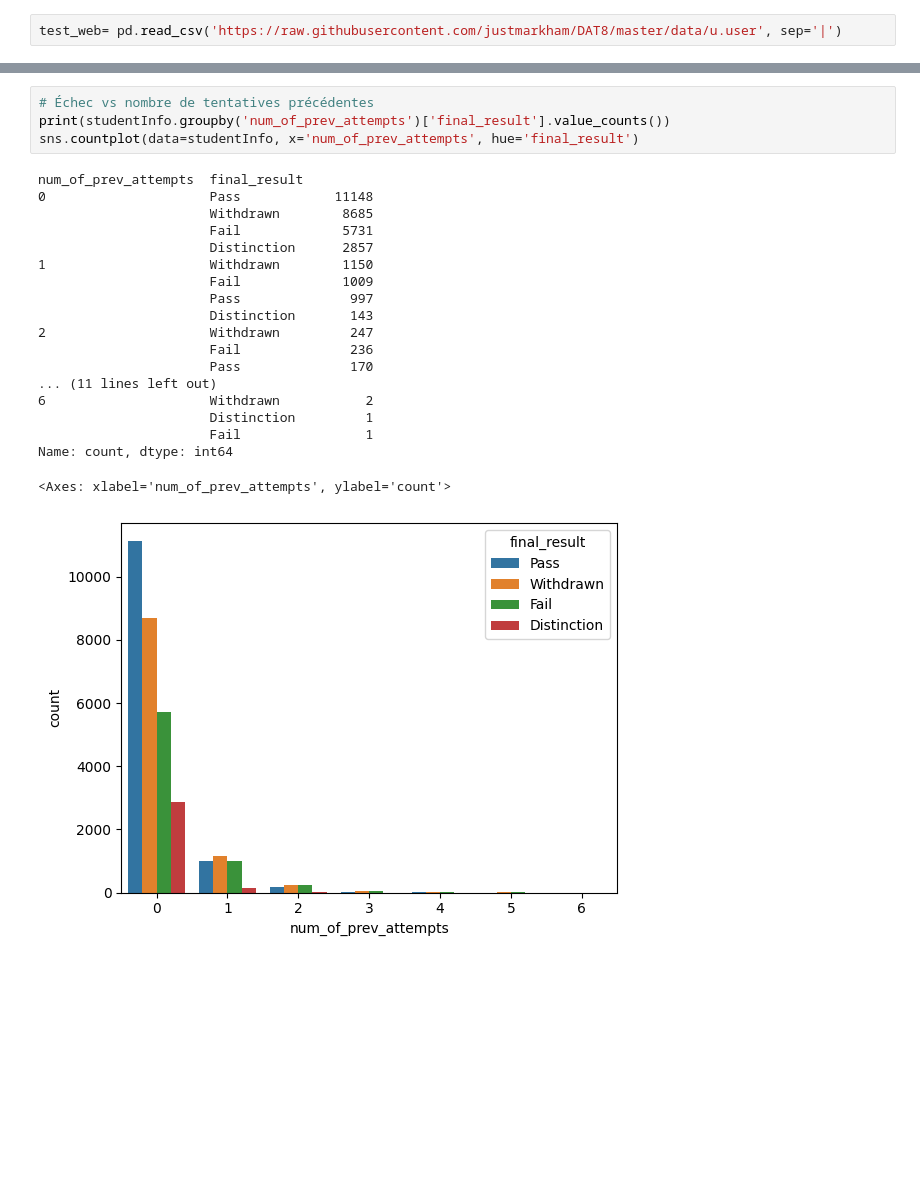
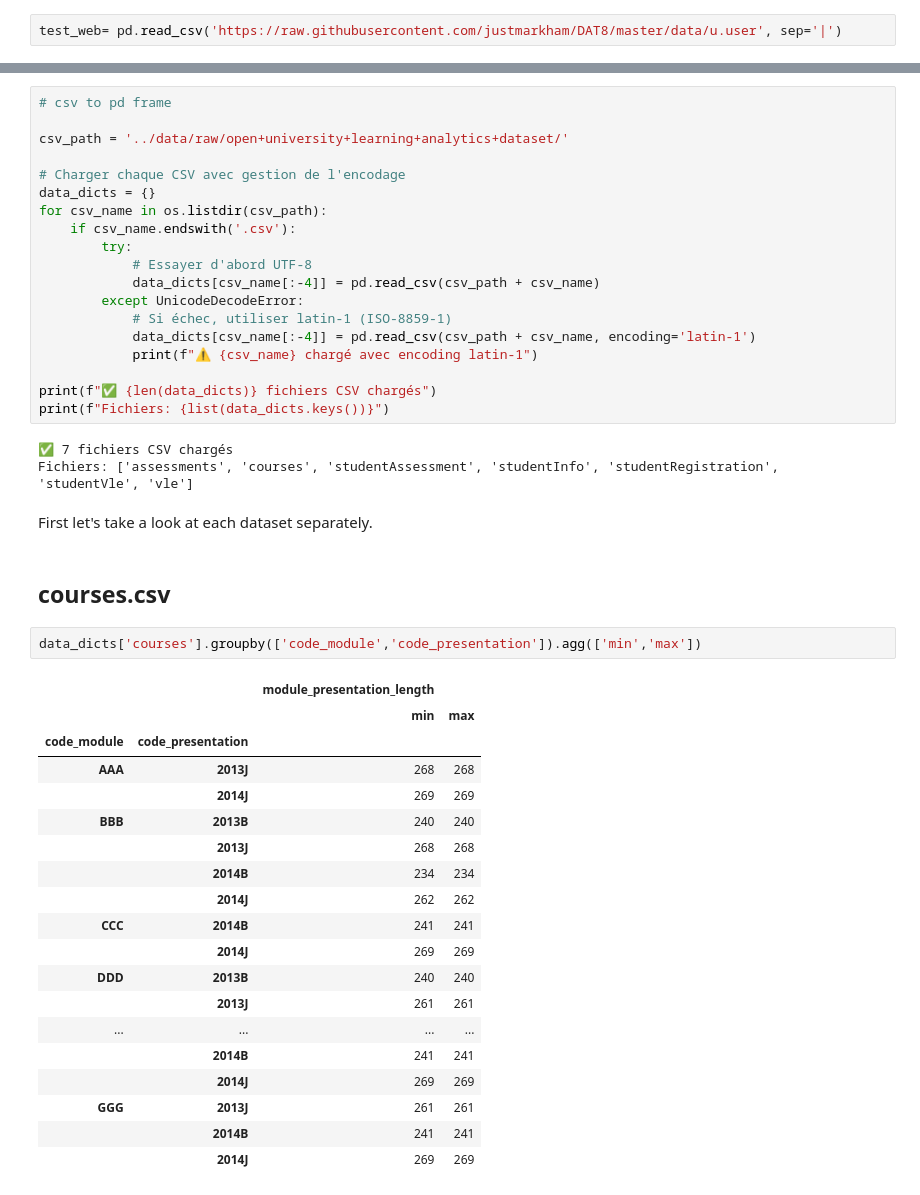
Before and after one commit to Houssam-Ibnchakroune/Learning-Analytics, a Jupyter notebook: notebooks/01_exploration.ipynb, the cells around one changed output, grey strips where cells are left out. Drawn from its saved outputs; the diff is of its cells as text; blank space fills up the shorter version.

```diff
--- a/notebooks/01_exploration.ipynb
+++ b/notebooks/01_exploration.ipynb
@@ -134,24 +16,48 @@ Name: count, dtype: int64
-# %%
-# Échec vs nombre de tentatives précédentes
-print(studentInfo.groupby('num_of_prev_attempts')['final_result'].value_counts())
-sns.countplot(data=studentInfo, x='num_of_prev_attempts', hue='final_result')
-# %% [output]
-num_of_prev_attempts  final_result
-0                     Pass            11148
-                      Withdrawn        8685
-                      Fail             5731
-                      Distinction      2857
-1                     Withdrawn        1150
-                      Fail             1009
-                      Pass              997
-                      Distinction       143
-2                     Withdrawn         247
-                      Fail              236
-                      Pass              170
-... (11 lines left out)
-6                     Withdrawn           2
-                      Distinction         1
-                      Fail                1
-Name: count, dtype: int64
-<Axes: xlabel='num_of_prev_attempts', ylabel='count'>
-[figure, removed]
+# %%
+# csv to pd frame
+
+csv_path = '../data/raw/open+university+learning+analytics+dataset/'
+
+# Charger chaque CSV avec gestion de l'encodage
+data_dicts = {}
+for csv_name in os.listdir(csv_path):
+    if csv_name.endswith('.csv'):
+        try:
+            # Essayer d'abord UTF-8
+            data_dicts[csv_name[:-4]] = pd.read_csv(csv_path + csv_name)
+        except UnicodeDecodeError:
+            # Si échec, utiliser latin-1 (ISO-8859-1)
+            data_dicts[csv_name[:-4]] = pd.read_csv(csv_path + csv_name, encoding='latin-1')
+            print(f"⚠️ {csv_name} chargé avec encoding latin-1")
+
+print(f"✅ {len(data_dicts)} fichiers CSV chargés")
+print(f"Fichiers: {list(data_dicts.keys())}")
+# %% [output]
+✅ 7 fichiers CSV chargés
+Fichiers: ['assessments', 'courses', 'studentAssessment', 'studentInfo', 'studentRegistration', 'studentVle', 'vle']
+# %% [markdown]
+First let's take a look at each dataset separately.
+# %% [markdown]
+## courses.csv
+# %%
+data_dicts['courses'].groupby(['code_module','code_presentation']).agg(['min','max'])
+# %% [output]
+|  |  | module_presentation_length |  |
+|  |  | min | max |
+| code_module | code_presentation |  |  |
+| AAA | 2013J | 268 | 268 |
+|  | 2014J | 269 | 269 |
+| BBB | 2013B | 240 | 240 |
+|  | 2013J | 268 | 268 |
+|  | 2014B | 234 | 234 |
+|  | 2014J | 262 | 262 |
+| CCC | 2014B | 241 | 241 |
+|  | 2014J | 269 | 269 |
+| DDD | 2013B | 240 | 240 |
+|  | 2013J | 261 | 261 |
+| ... | ... | ... | ... |
+|  | 2014B | 241 | 241 |
+|  | 2014J | 269 | 269 |
+| GGG | 2013J | 261 | 261 |
+|  | 2014B | 241 | 241 |
+|  | 2014J | 269 | 269 |
```
Also changed, not shown: parts of 33 cells of this notebook, 15 other files.
